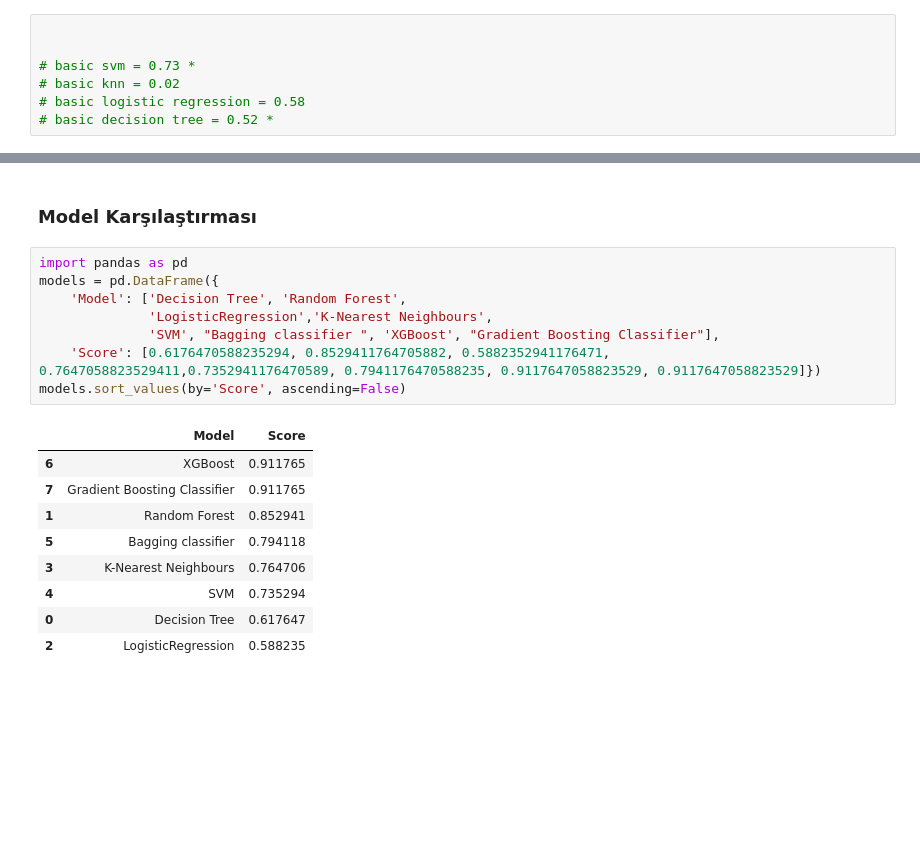
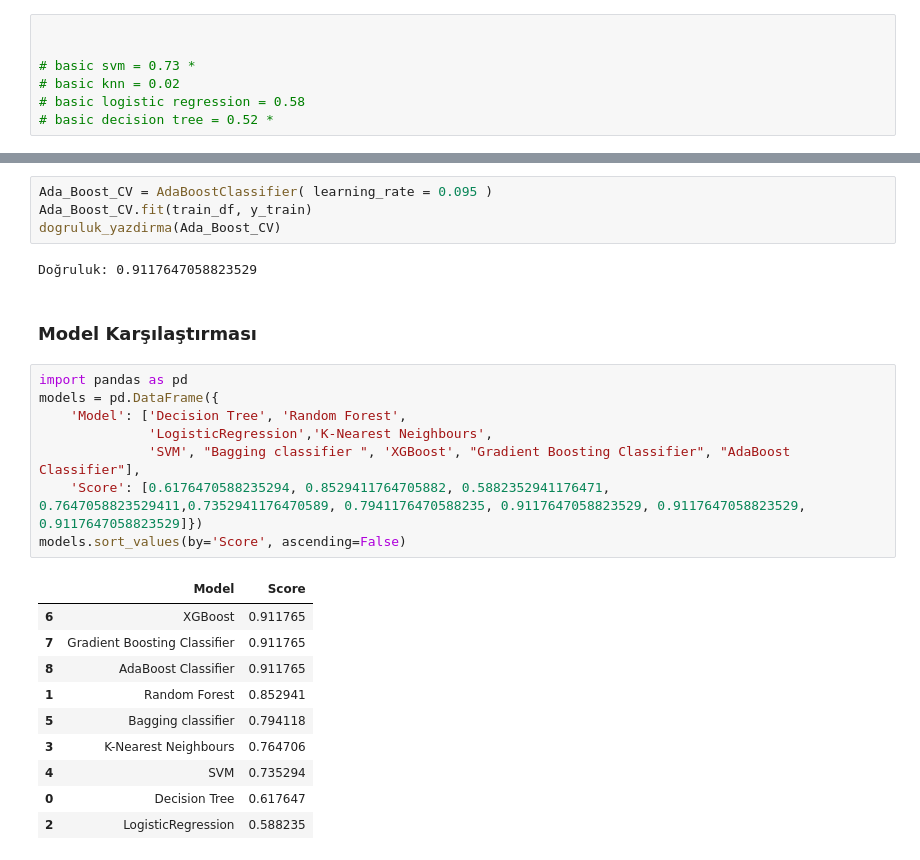
Before and after one commit to BilalAcikgoz/all-aml-classification, a Jupyter notebook: main.ipynb, the cells around one changed output, grey strips where cells are left out. Saved outputs shown, nothing was run; the diff lists cells and outputs as text; blank space fills up the shorter version.

```diff
--- a/main.ipynb
+++ b/main.ipynb
@@ -692,17 +696,24 @@ for ind,patient in enumerate(hastalik):
+# %%
+Ada_Boost_CV = AdaBoostClassifier( learning_rate = 0.095 )
+Ada_Boost_CV.fit(train_df, y_train)
+dogruluk_yazdirma(Ada_Boost_CV)
+# %% [output]
+Doğruluk: 0.9117647058823529
 # %% [markdown]
 ### Model Karşılaştırması
 # %%
 import pandas as pd
 models = pd.DataFrame({
     'Model': ['Decision Tree', 'Random Forest',
               'LogisticRegression','K-Nearest Neighbours',
-              'SVM', "Bagging classifier ", 'XGBoost', "Gradient Boosting Classifier"],
-    'Score': [0.6176470588235294, 0.8529411764705882, 0.5882352941176471, 0.7647058823529411,0.7352941176470589, 0.7941176470588235, 0.9117647058823529, 0.9117647058823529]})
+              'SVM', "Bagging classifier ", 'XGBoost', "Gradient Boosting Classifier", "AdaBoost Classifier"],
+    'Score': [0.6176470588235294, 0.8529411764705882, 0.5882352941176471, 0.7647058823529411,0.7352941176470589, 0.7941176470588235, 0.9117647058823529, 0.9117647058823529, 0.9117647058823529]})
 models.sort_values(by='Score', ascending=False)
 # %% [output]
 |  | Model | Score |
 | 6 | XGBoost | 0.911765 |
 | 7 | Gradient Boosting Classifier | 0.911765 |
+| 8 | AdaBoost Classifier | 0.911765 |
 | 1 | Random Forest | 0.852941 |
 | 5 | Bagging classifier | 0.794118 |
 | 3 | K-Nearest Neighbours | 0.764706 |
```
Also changed, not shown: parts of 5 cells of this notebook.
